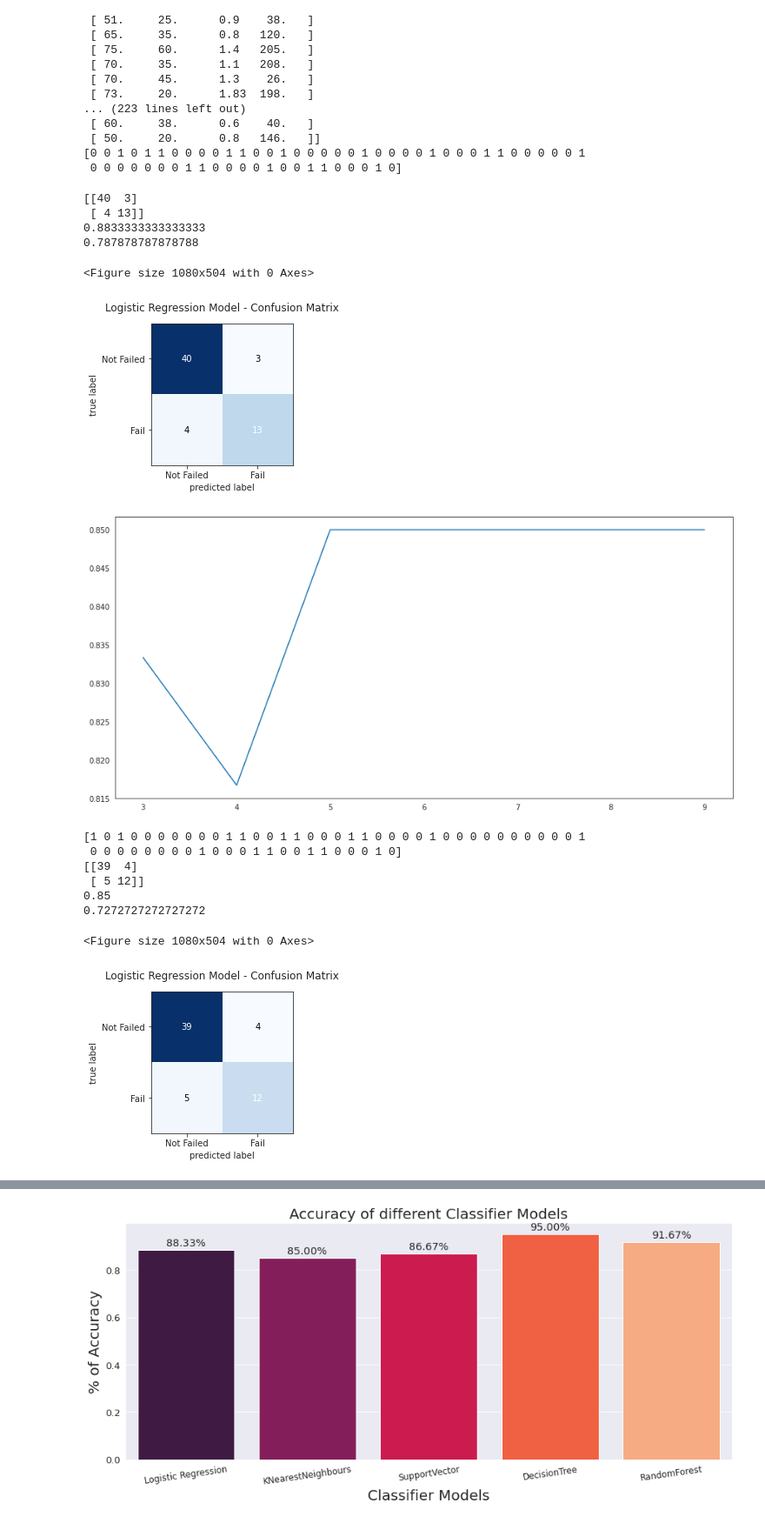
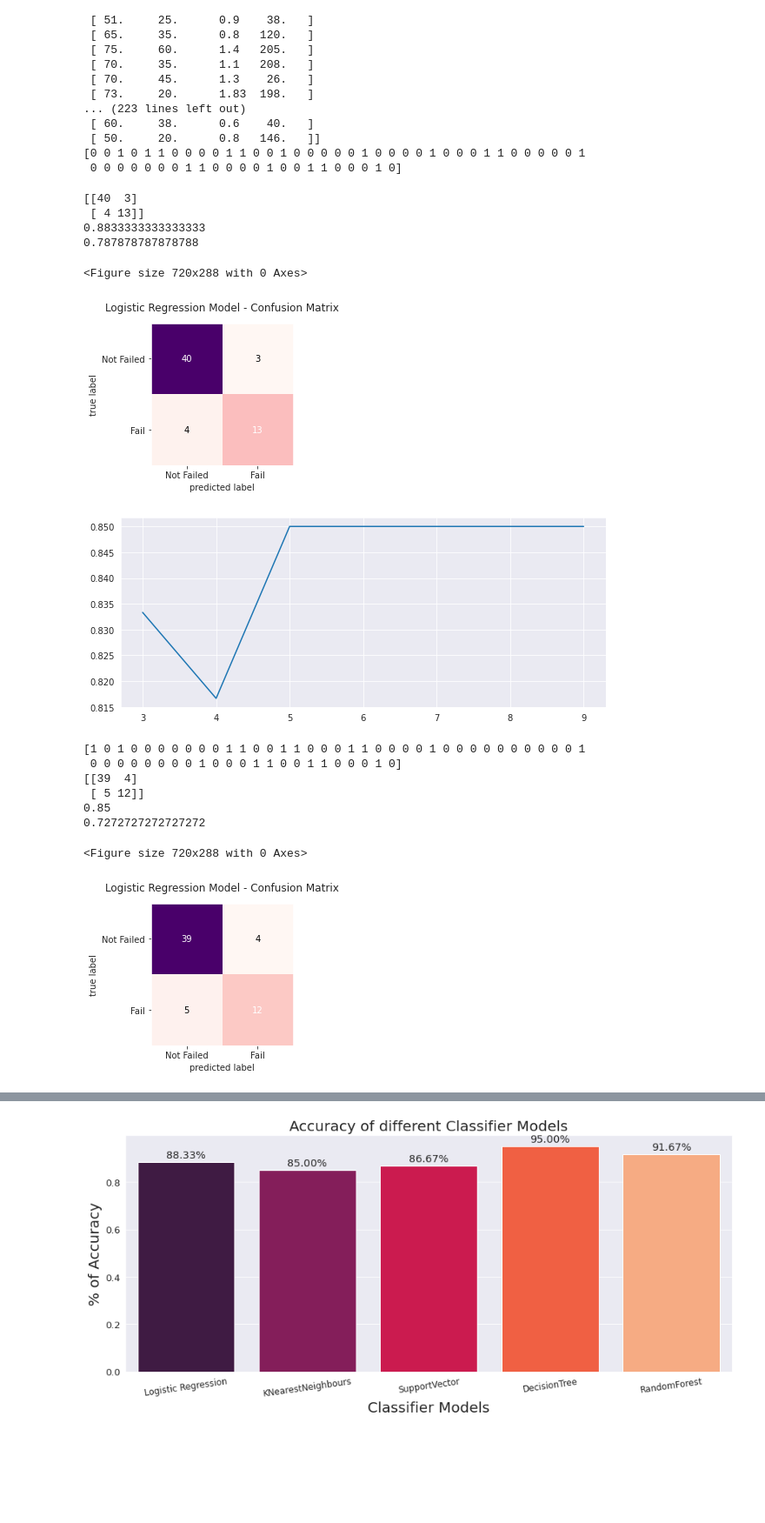
Before and after one commit to ggume/forgrad, a Jupyter notebook: for_grad.ipynb, the cells around one changed output, grey strips where cells are left out. Shown: that part at 87% size. Drawn from its saved outputs; the diff is of its cells as text; code cells hidden in the pictures; blank space fills up the shorter version.

```diff
--- a/for_grad.ipynb
+++ b/for_grad.ipynb
@@ -225,7 +224,8 @@ fig.show()
 [interactive output not drawn]
 # %%
 # ejection_fraction의 박스플롯
-sns.boxplot(x=heart_data.ejection_fraction)
+plt.rcParams['figure.figsize']=10,4
+sns.boxplot(x=heart_data.ejection_fraction, palette="RdPu", width=0.4)
 plt.show()
 
 #outlier 제거
@@ -389,7 +389,7 @@ print(f1)
 
 # confusion matrix 그래픽
 plt.figure()
-plot_confusion_matrix(cm, figsize=(3, 3), hide_ticks=True, cmap=plt.cm.Blues)
+plot_confusion_matrix(cm, figsize=(3, 3), hide_ticks=True, cmap='RdPu')
 plt.title("Logistic Regression Model - Confusion Matrix")
 plt.xticks(range(2), ["Not Failed","Fail"], fontsize=10)
 plt.yticks(range(2), ["Not Failed","Fail"], fontsize=10)
@@ -399,8 +399,8 @@ plt.show()
  [ 4 13]]
 0.8833333333333333
 0.787878787878788
-<Figure size 1080x504 with 0 Axes>
+<Figure size 720x288 with 0 Axes>
-[figure, old version]
+[figure, new version]
 # %%
 # 2. K NEAREST NEIGHBOR
 
@@ -414,43 +414,43 @@ for neighbors in range(3,10):
     classifier.fit(x_train, y_train)
     y_pred = classifier.predict(x_test)
     list1.append(accuracy_score(y_test,y_pred))
 plt.plot(list(range(3,10)), list1)
 plt.show()
 
 classifier = KNeighborsClassifier(n_neighbors=6)
 classifier.fit(x_train, y_train)
 
 y_pred = classifier.predict(x_test)
 print(y_pred)
 
 from sklearn.metrics import confusion_matrix, accuracy_score, f1_score
 cm = confusion_matrix(y_test, y_pred)
 ac = accuracy_score(y_test, y_pred)
 f1 = f1_score(y_test, y_pred)
 
 acc_list.append(ac)
 f1_list.append(f1)
 print(cm)
 print(ac)
 print(f1)
 
 # confusion matrix 그래픽
 plt.figure()
-plot_confusion_matrix(cm, figsize=(3, 3), hide_ticks=True, cmap=plt.cm.Blues)
+plot_confusion_matrix(cm, figsize=(3, 3), hide_ticks=True, cmap='RdPu')
 plt.title("Logistic Regression Model - Confusion Matrix")
 plt.xticks(range(2), ["Not Failed","Fail"], fontsize=10)
 plt.yticks(range(2), ["Not Failed","Fail"], fontsize=10)
 plt.show()
 # %% [output]
-[figure, old version]
+[figure, new version]
 [1 0 1 0 0 0 0 0 0 0 1 1 0 0 1 1 0 0 0 1 1 0 0 0 0 1 0 0 0 0 0 0 0 0 0 0 1
  0 0 0 0 0 0 0 0 1 0 0 0 1 1 0 0 1 1 0 0 0 1 0]
 [[39  4]
  [ 5 12]]
 0.85
 0.7272727272727272
-<Figure size 1080x504 with 0 Axes>
+<Figure size 720x288 with 0 Axes>
-[figure, old version]
+[figure, new version]
 # %%
 # 3. SUPPORT VECTOR CLASSIFIER
 
```
Also changed, not shown: parts of 6 cells of this notebook.
